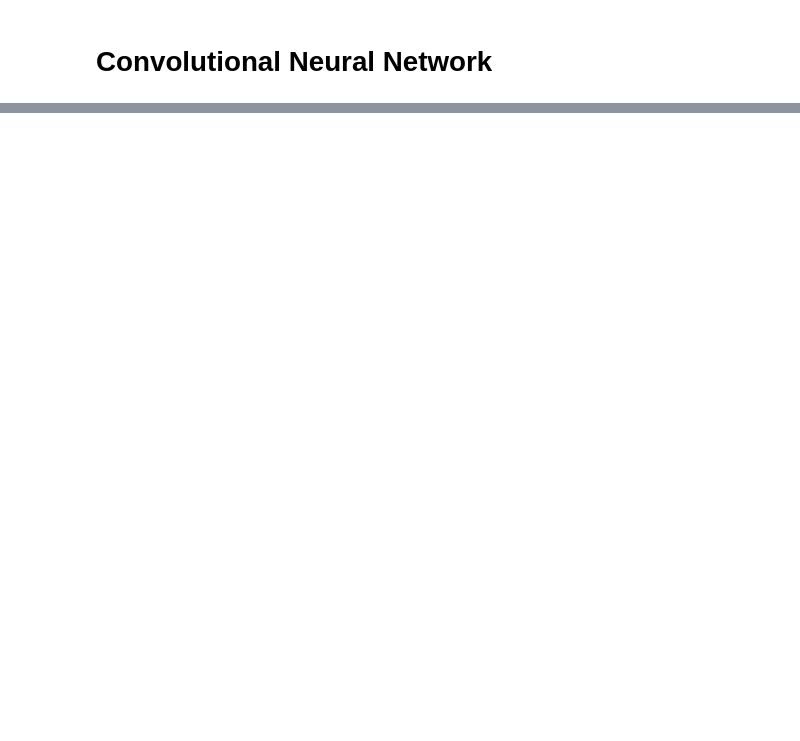
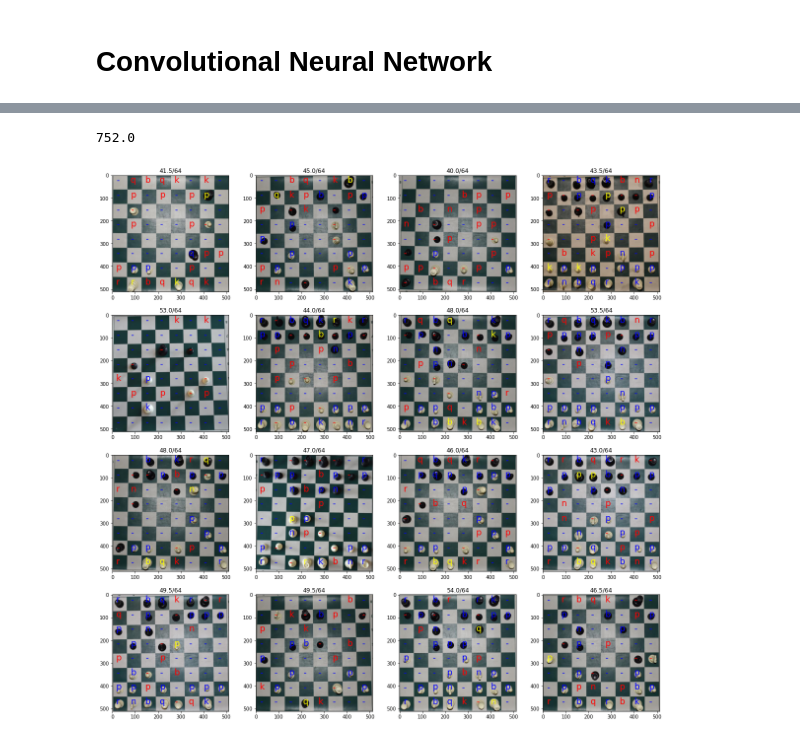
Before and after one commit to andrefakhoury/chess-board-recognition, a Jupyter notebook: notebook.ipynb, the cells around one changed output, grey strips where cells are left out. Cells and saved outputs as stored; diff of their text form; code cells hidden in the pictures; blank space fills up the shorter version.

```diff
--- a/notebook.ipynb
+++ b/notebook.ipynb
@@ -213,0 +321,43 @@ Created in <span style='font-weight:600;margin-left:4px;'>Deepnote</span></a>
+# %%
+if LOAD is None:
+  callbacks = [keras.callbacks.ModelCheckpoint(filepath='models/model.{epoch:02d}-{val_loss:.2f}.h5')]
+  model.fit(dataset, epochs=10, validation_data=(X_test, y_test), callbacks=callbacks)
+# %%
+if isinstance(model, list):
+  y_pred_all = np.zeros((test_size, 64, label_cnt))
+  for i, m in enumerate(model):
+    y_pred_all += m.predict(X_test) * LOAD[i][1]
+else:
+  y_pred_all = model.predict(X_test)
+y_pred = np.argmax(y_pred_all, axis=2)
+# %%
+class_pred = vector_to_class(y_pred)
+class_true = vector_to_class(y_test)
+# %%
+def plot_idx(ax, idx):
+  score = 0
+  for i in range(8):
+    for j in range(8):
+      p, t = class_pred[idx, j * 8 + i], class_true[idx, j * 8 + i]
+      color = 'red'
+      if p == t:
+        color = 'blue'
+        score += 1
+      elif p != '-' != t:
+        color = 'yellow'
+        score += 0.5
+      ax.text((i + 0.25) * (INPUT_SIZE // 8), (j + 0.5) * (INPUT_SIZE // 8), p, color=color, size='xx-large')
+  ax.imshow(X_test[idx])
+  ax.title.set_text(f'{score:.1f}/64')
+  return score
+# %%
+row, col = (test_size + 3) // 4, 4
+fig, axs = plt.subplots(row, col, figsize=(5 * col, 5 * row))
+axs = [ax for ax_list in axs for ax in ax_list]
+score = 0
+for i in range(test_size):
+  score += plot_idx(axs[i], i)
+print(score)
+# %% [output]
+752.0
+[figure, added]
```
Also changed, not shown: parts of 31 cells of this notebook, 3 other files.
